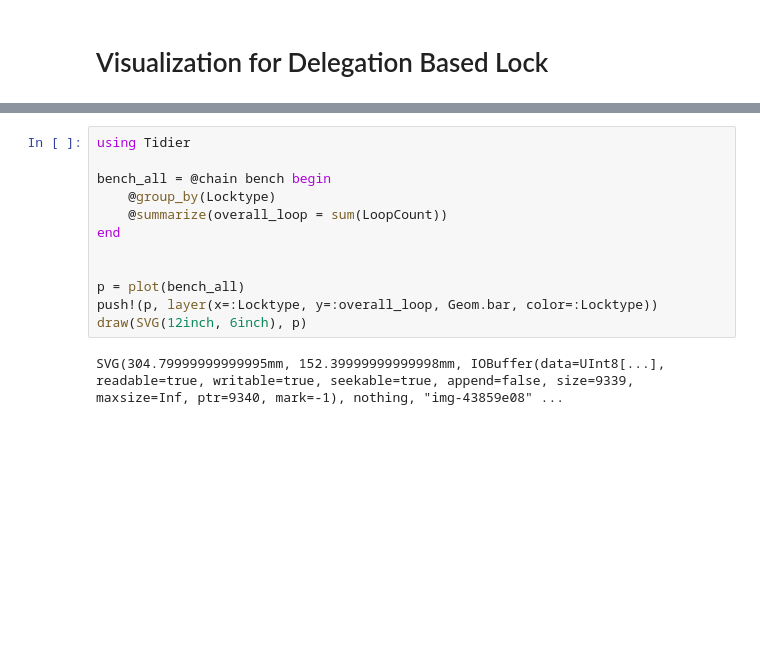
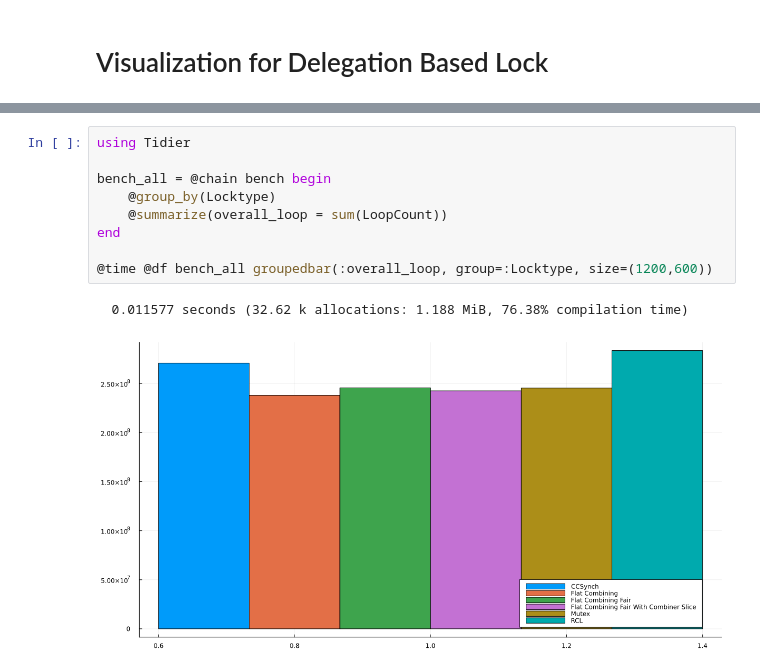
Before and after one commit to taooceros/Locks, a Jupyter notebook: visualization/graph.ipynb, the cells around one changed output, grey strips where cells are left out. Cells and saved outputs as stored; diff of their text form; blank space fills up the shorter version.

```diff
--- a/visualization/graph.ipynb
+++ b/visualization/graph.ipynb
@@ -59,14 +36,12 @@ bench
 # %%
 using Tidier
 
 bench_all = @chain bench begin
     @group_by(Locktype)
     @summarize(overall_loop = sum(LoopCount))
 end
 
-
-p = plot(bench_all)
-push!(p, layer(x=:Locktype, y=:overall_loop, Geom.bar, color=:Locktype))
-draw(SVG(12inch, 6inch), p)
+@time @df bench_all groupedbar(:overall_loop, group=:Locktype, size=(1200,600))
 # %% [output]
-SVG(304.79999999999995mm, 152.39999999999998mm, IOBuffer(data=UInt8[...], readable=true, writable=true, seekable=true, append=false, size=9339, maxsize=Inf, ptr=9340, mark=-1), nothing, "img-43859e08" ...
+  0.011577 seconds (32.62 k allocations: 1.188 MiB, 76.38% compilation time)
+[figure, added]
```
Also changed, not shown: parts of 5 cells of this notebook, 17 other files.
